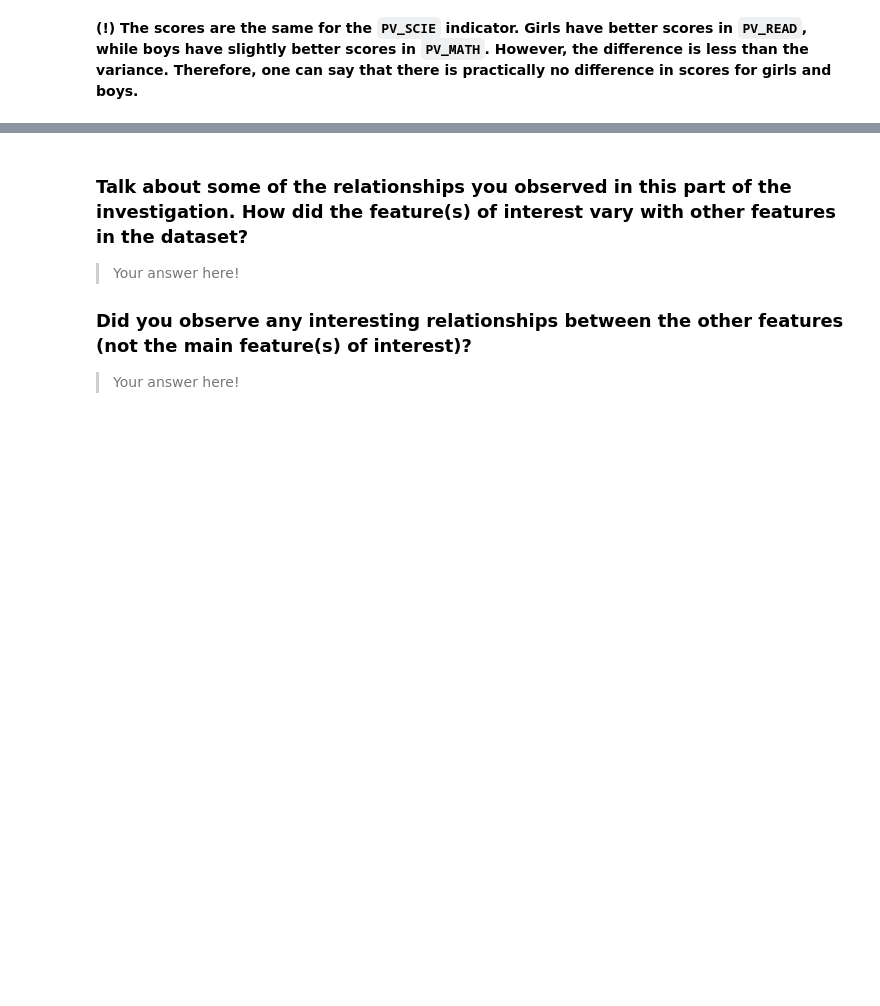
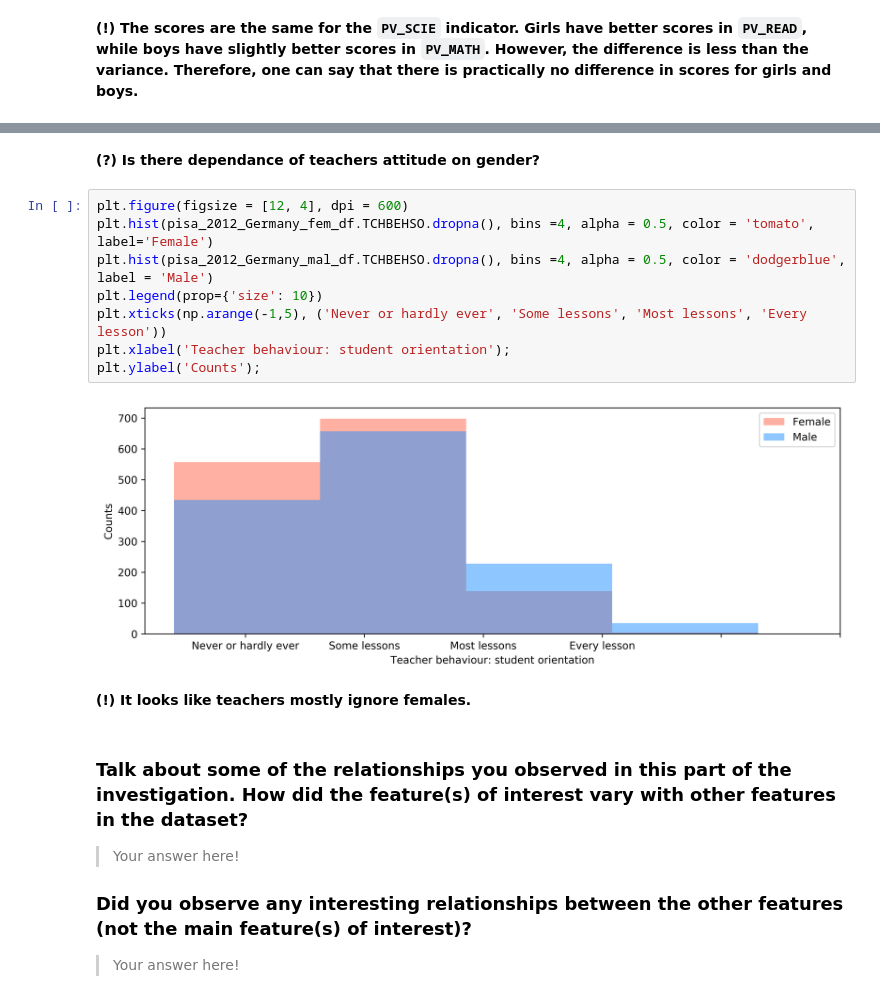
Before and after one commit to viktor-begun/Data_Analyst_Data_Visualization, a Jupyter notebook: Udacity_Project_6_Data_Visualization_Begun.ipynb, the cells around one changed output, grey strips where cells are left out. Saved outputs shown, nothing was run; the diff lists cells and outputs as text; blank space fills up the shorter version.

```diff
--- a/Udacity_Project_6_Data_Visualization_Begun.ipynb
+++ b/Udacity_Project_6_Data_Visualization_Begun.ipynb
@@ -422,3 +601,17 @@ plt.scatter(data = pisa_2012_Germany_df, x = 'PV1MATH', y = 'PV1SCIE', alpha = 1
+# %% [markdown]
+**(?) Is there dependance of teachers attitude on gender?**
+# %%
+plt.figure(figsize = [12, 4], dpi = 600)
+plt.hist(pisa_2012_Germany_fem_df.TCHBEHSO.dropna(), bins =4, alpha = 0.5, color = 'tomato', label='Female')
+plt.hist(pisa_2012_Germany_mal_df.TCHBEHSO.dropna(), bins =4, alpha = 0.5, color = 'dodgerblue', label = 'Male')
+plt.legend(prop={'size': 10})
+plt.xticks(np.arange(-1,5), ('Never or hardly ever', 'Some lessons', 'Most lessons', 'Every lesson'))
+plt.xlabel('Teacher behaviour: student orientation');
+plt.ylabel('Counts');
+# %% [output]
+[figure, added]
+# %% [markdown]
+**(!) It looks like teachers mostly ignore females.**
 # %% [markdown]
 ### Talk about some of the relationships you observed in this part of the investigation. How did the feature(s) of interest vary with other features in the dataset?
 
```
Also changed, not shown: parts of 67 cells of this notebook.
